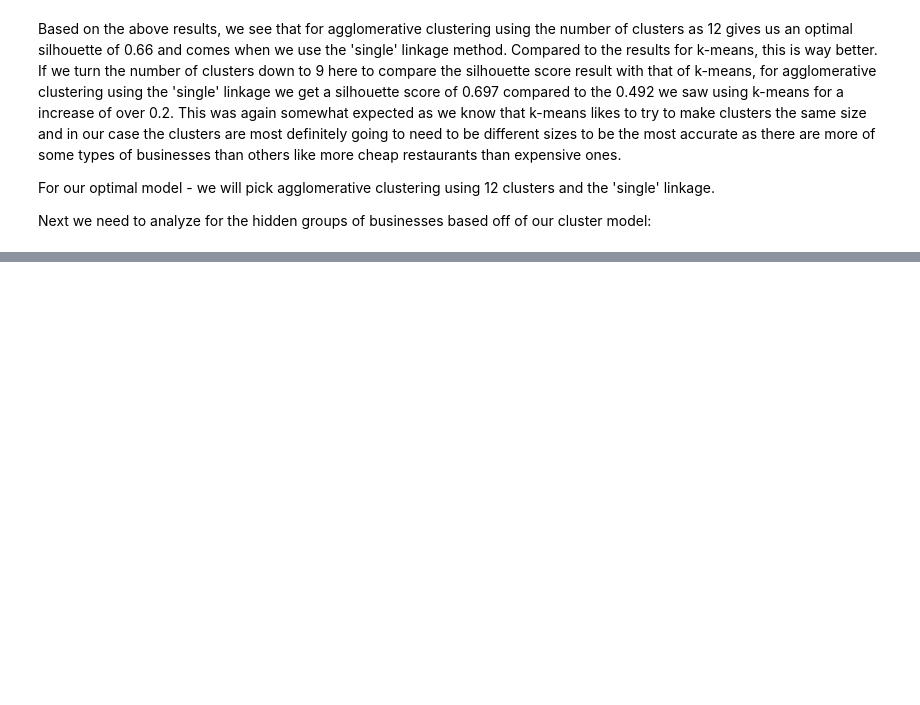
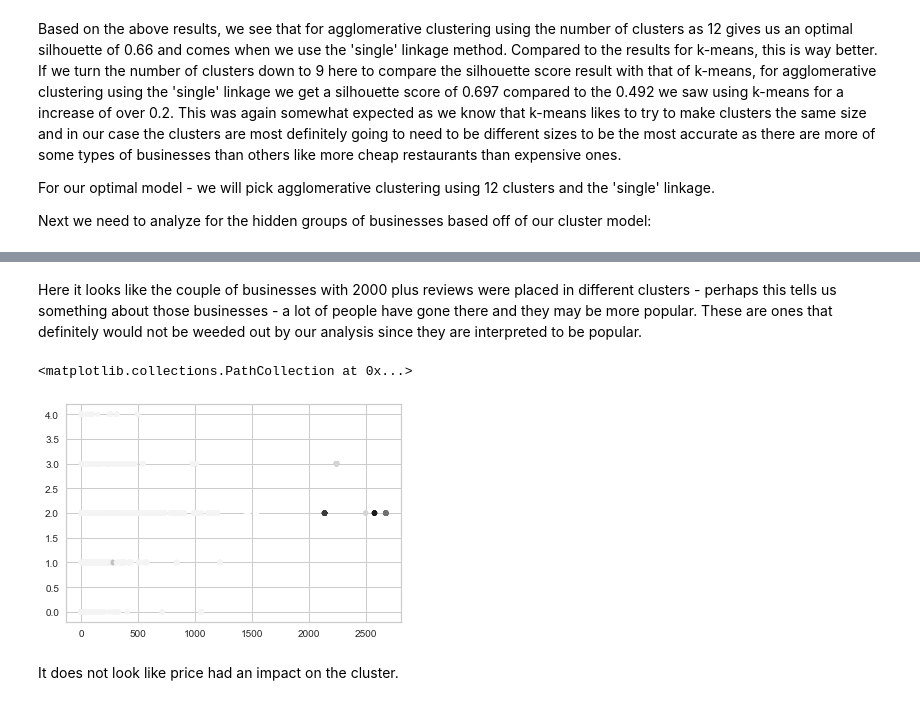
Before and after one commit to zvance1/cluster-businesses, a Jupyter notebook: notebooks/technical-report.ipynb, the cells around one changed output, grey strips where cells are left out. Saved outputs shown, nothing was run; the diff lists cells and outputs as text; code cells hidden in the pictures; blank space fills up the shorter version.

```diff
--- a/notebooks/technical-report.ipynb
+++ b/notebooks/technical-report.ipynb
@@ -568,0 +593,10 @@ In conclusion, we have lots of stats and information that UMBC can advertise on
+# %% [markdown]
+Here it looks like the couple of businesses with 2000 plus reviews were placed in different clusters - perhaps this tells us something about those businesses - a lot of people have gone there and they may be more popular.  These are ones that definitely would not be weeded out by our analysis since they are interpreted to be popular.
+# %%
+y_hat = dummyDF['cluster-label']
+plt.scatter(dummyDF['review_count'], dummyDF['price'],c = y_hat, s = 25)
+# %% [output]
+<matplotlib.collections.PathCollection at 0x...>
+[figure, added]
+# %% [markdown]
+It does not look like price had an impact on the cluster.
```
Also changed, not shown: parts of 9 cells of this notebook, 4 other files.
